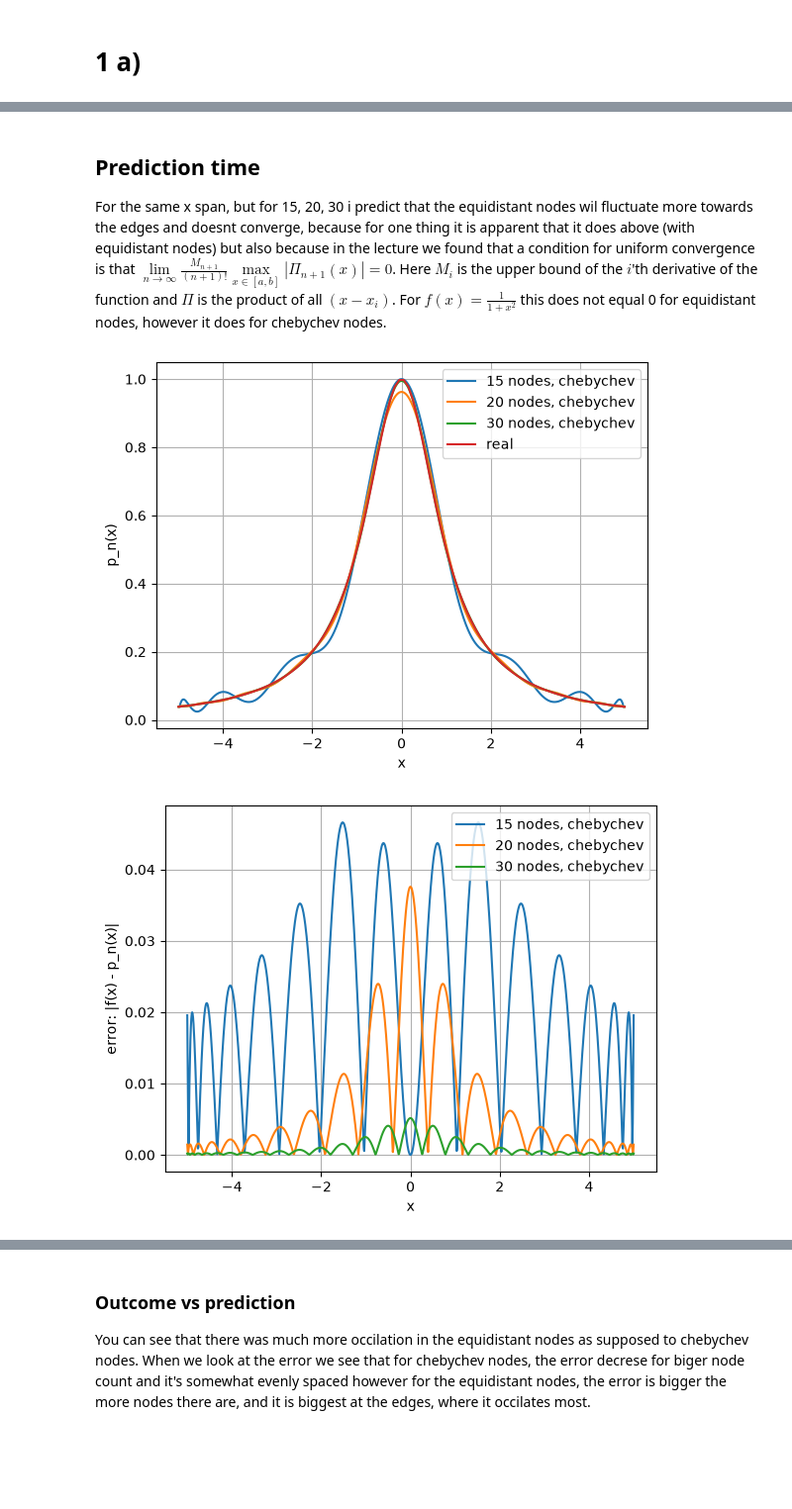
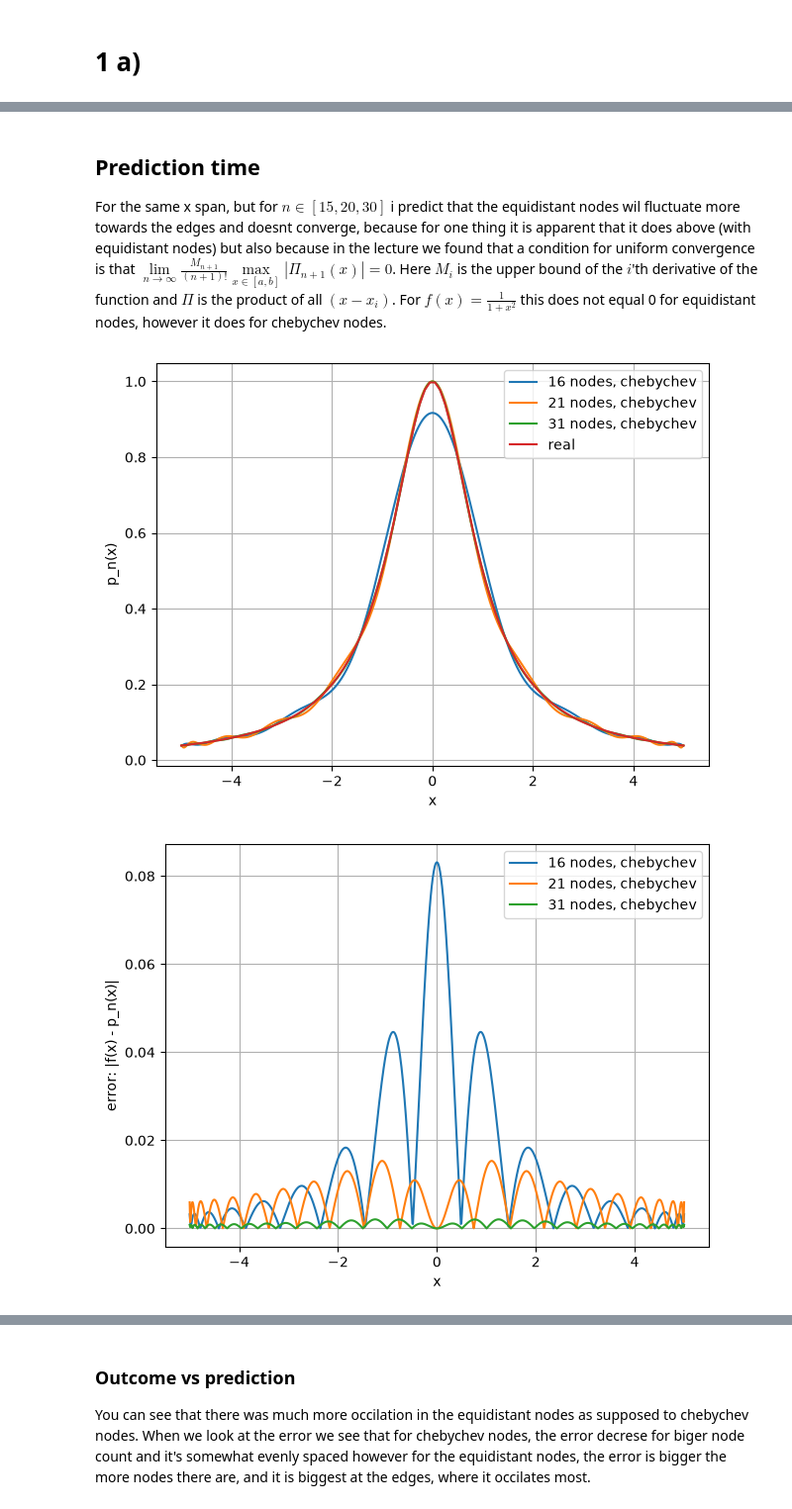
Before and after one commit to rom-thom/Skule_ting, a Jupyter notebook: fysmat/nummat/prosjekt/prosjekt_1/oppg_1.ipynb, the cells around one changed output, grey strips where cells are left out. Shown at 99% size. Cells and saved outputs as stored; diff of their text form; code cells hidden in the pictures; blank space fills up the shorter version.

```diff
--- a/fysmat/nummat/prosjekt/prosjekt_1/oppg_1.ipynb
+++ b/fysmat/nummat/prosjekt/prosjekt_1/oppg_1.ipynb
@@ -94,6 +95,7 @@ def display_interpolation_error(x_node_func, func, x_node_interval=(-1, 1), node
 
 def finish_display():
     plt.legend()
+    plt.tight_layout()
     plt.grid()
     plt.show()
 # %%
@@ -116,34 +118,35 @@ finish_display()
 # %% [markdown]
 ## Prediction time
 
-For the same x span, but for 15, 20, 30 i predict that the equidistant nodes wil fluctuate more towards the edges and doesnt converge, because for one thing it is apparent that it does above (with equidistant nodes) but also because in the lecture we found that a condition for uniform convergence is that $\lim\limits_{n \to \infty} \frac{M_{n+1}}{(n+1)!} \max\limits_{x \in [a, b]}|\Pi _{n+1}(x)| = 0$. Here $M_i$ is the upper bound of the $i$'th derivative of the function and $\Pi$ is the product of all $(x-x_i)$. For $f(x) = \frac{1}{1+x^2}$ this does not equal 0 for equidistant nodes, however it does for chebychev nodes.
+For the same x span, but for  $n \in [15, 20, 30]$ i predict that the equidistant nodes wil fluctuate more towards the edges and doesnt converge, because for one thing it is apparent that it does above (with equidistant nodes) but also because in the lecture we found that a condition for uniform convergence is that $\lim\limits_{n \to \infty} \frac{M_{n+1}}{(n+1)!} \max\limits_{x \in [a, b]}|\Pi _{n+1}(x)| = 0$. Here $M_i$ is the upper bound of the $i$'th derivative of the function and $\Pi$ is the product of all $(x-x_i)$. For $f(x) = \frac{1}{1+x^2}$ this does not equal 0 for equidistant nodes, however it does for chebychev nodes.
 # %%
+node_counts = np.array([16, 21, 31])
 
 # Cheby
-for node_count in [15, 20, 30]:
+for node_count in node_counts:
     display_interpolation(chubychub_nodes, runge_func, (-5, 5), node_count=node_count, show_nodes=False, label=f"{node_count} nodes, chebychev")
 plt.plot(np.linspace(-5, 5, 100), runge_func(np.linspace(-5, 5, 100)), label="real")
 finish_display()
 
 
 # Cheby error
-for node_count in [15, 20, 30]:
+for node_count in node_counts:
     display_interpolation_error(chubychub_nodes, runge_func, (-5, 5), node_count=node_count, label=f"{node_count} nodes, chebychev")
 finish_display()
 
 
 
 # equi
-for node_count in [15, 20, 30]:
+for node_count in node_counts:
     display_interpolation(equidistant_nodes, runge_func, (-5, 5), node_count=node_count, show_nodes=False, label=f"{node_count} nodes, equidistant")
 plt.plot(np.linspace(-5, 5, 100), runge_func(np.linspace(-5, 5, 100)), label="real")
 finish_display()
 
 
 # Equi error
-for node_count in [15, 20, 30]:
+for node_count in node_counts:
     display_interpolation_error(equidistant_nodes, runge_func, (-5, 5), node_count=node_count, label=f"{node_count} nodes, equidistant")
 finish_display()
 # %% [output]
-[figure, old version]
+[figure, new version]
-[figure, old version]
+[figure, new version]
```
Also changed, not shown: parts of 22 cells of this notebook.
